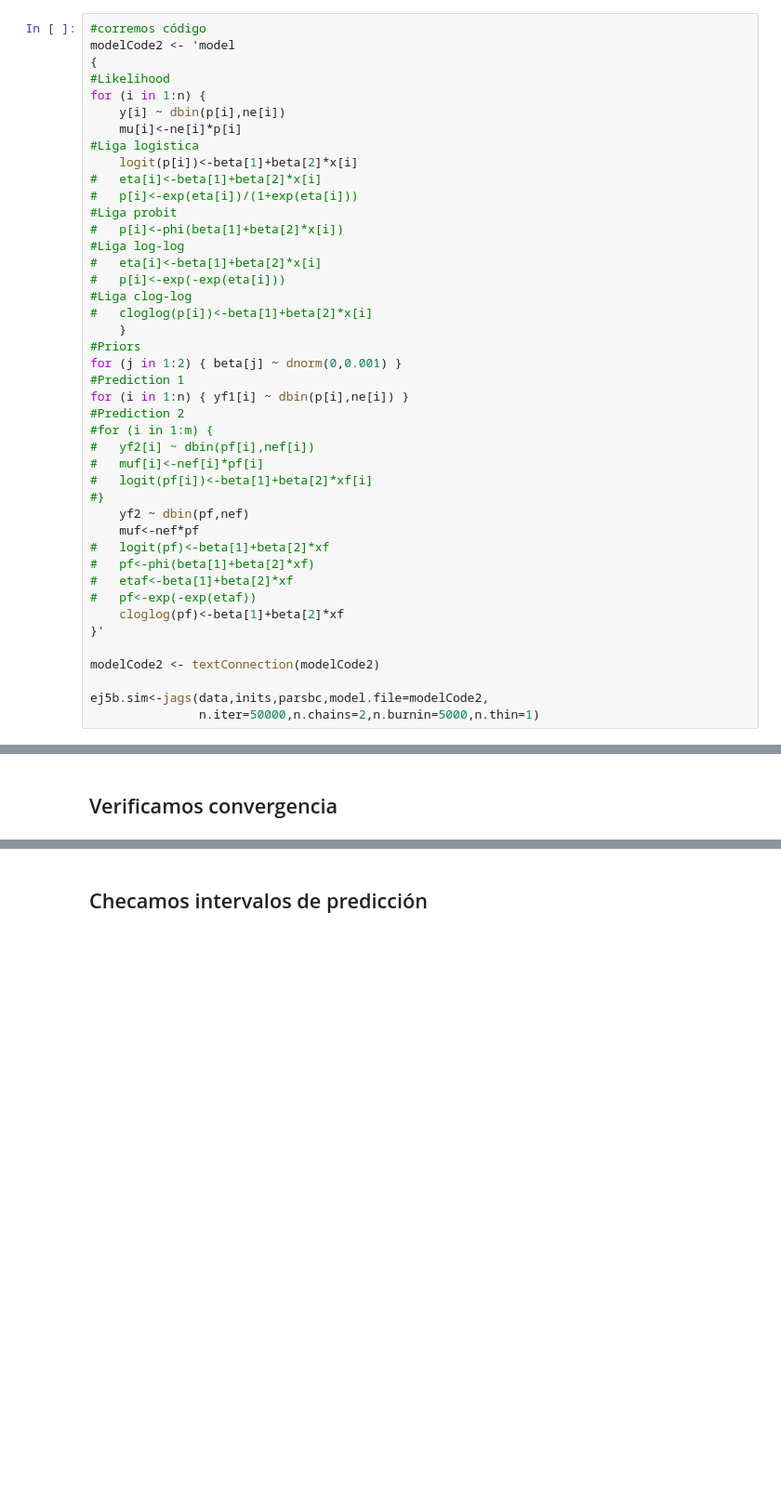
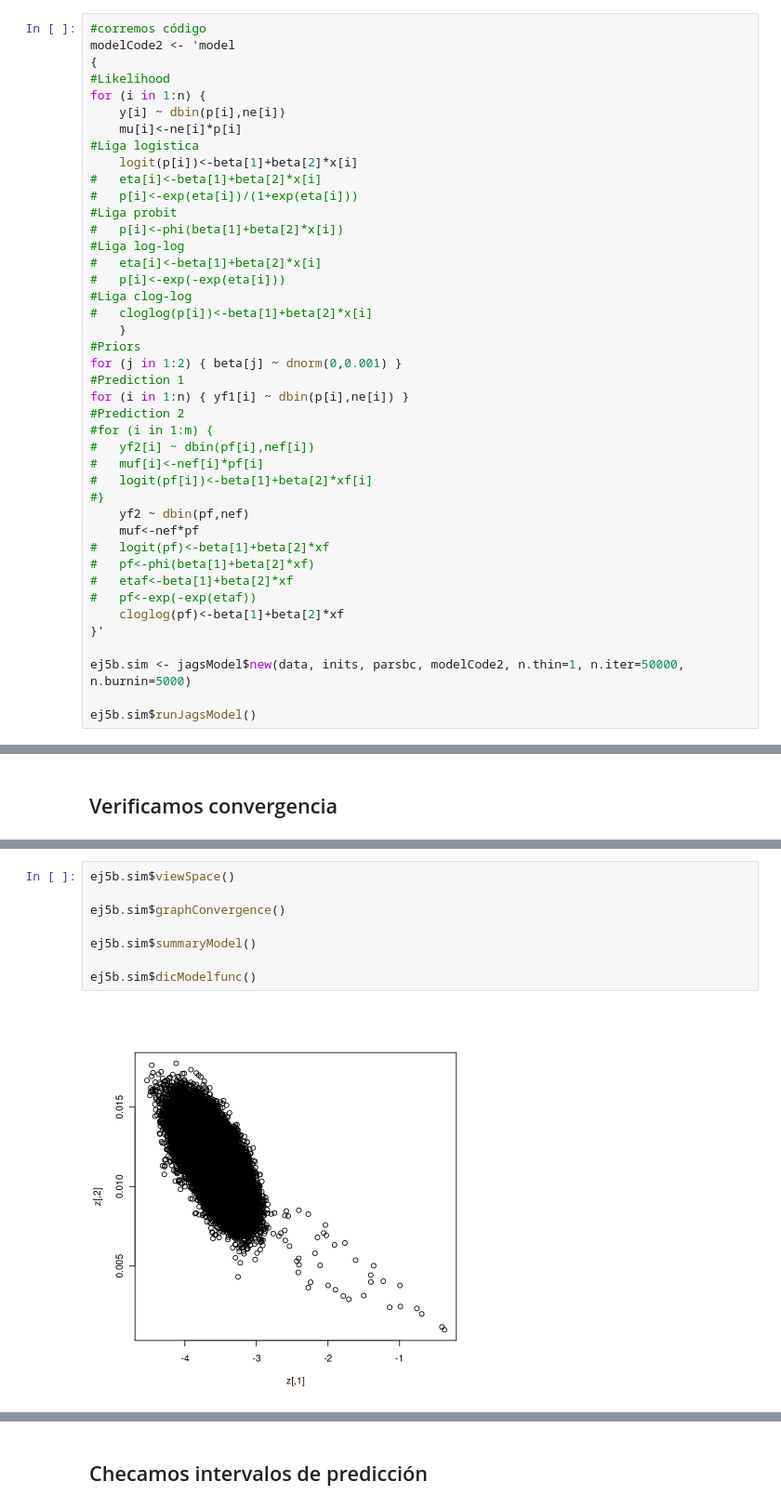
Before and after one commit to Marce2021M/regresion.Avanzada_tarea2RegAvanz, a Jupyter notebook: tarea2.ipynb, the cells around one changed output, grey strips where cells are left out. Shown at 93% size. Drawn from its saved outputs; the diff is of its cells as text; blank space fills up the shorter version.

```diff
--- a/tarea2.ipynb
+++ b/tarea2.ipynb
@@ -275,10 +184,9 @@ for (i in 1:n) { yf1[i] ~ dbin(p[i],ne[i]) }
 	cloglog(pf)<-beta[1]+beta[2]*xf
 }'
 
-modelCode2 <- textConnection(modelCode2)
+ej5b.sim <- jagsModel$new(data, inits, parsbc, modelCode2, n.thin=1, n.iter=50000, n.burnin=5000)
 
-ej5b.sim<-jags(data,inits,parsbc,model.file=modelCode2,
-               n.iter=50000,n.chains=2,n.burnin=5000,n.thin=1)
+ej5b.sim$runJagsModel()
 # %% [output]
 Warning message in jags.model(model.file, data = data, inits = init.values, n.chains = n.chains, :
 “Unused variable "m" in data”
@@ -358,0 +204,10 @@ ERROR: Error in match.fun(FUN): object 'prob' not found
+# %%
+ej5b.sim$viewSpace()
+
+ej5b.sim$graphConvergence()
+
+ej5b.sim$summaryModel()
+
+ej5b.sim$dicModelfunc()
+# %% [output]
+[figure, added]
```
Also changed, not shown: parts of 41 cells of this notebook, 6 other files.
